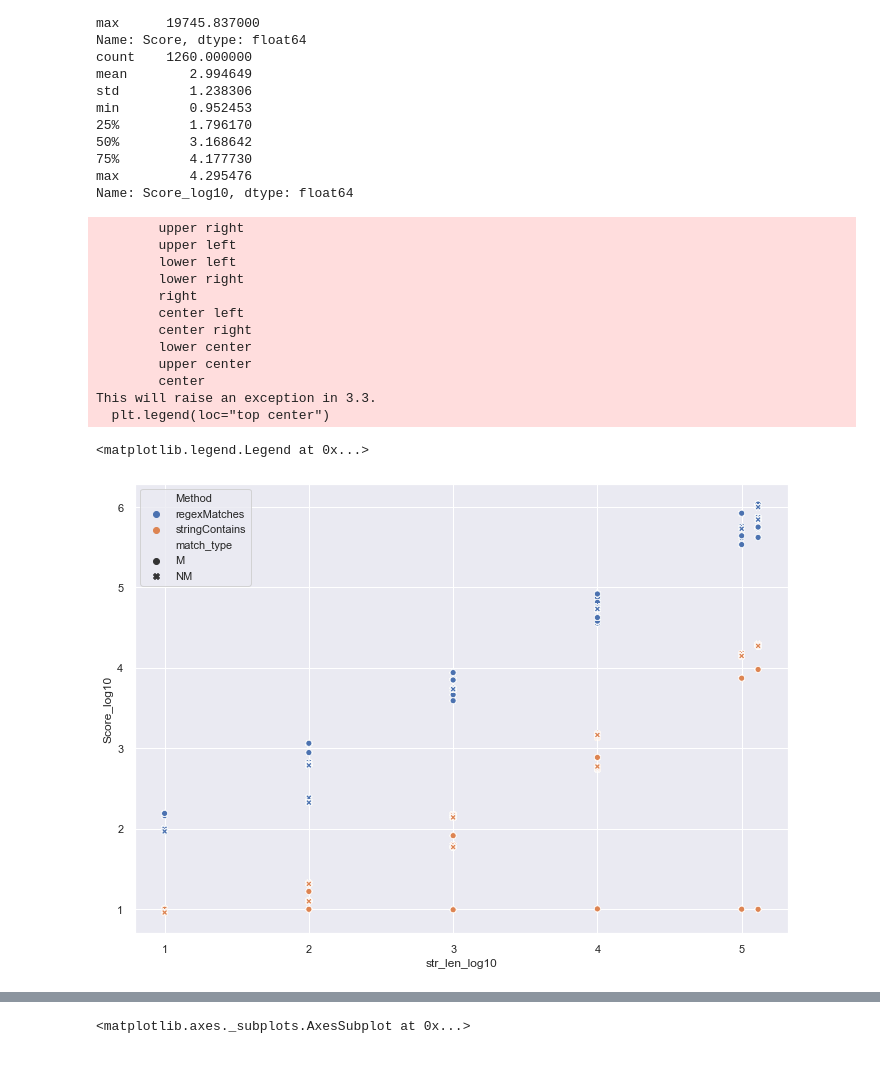
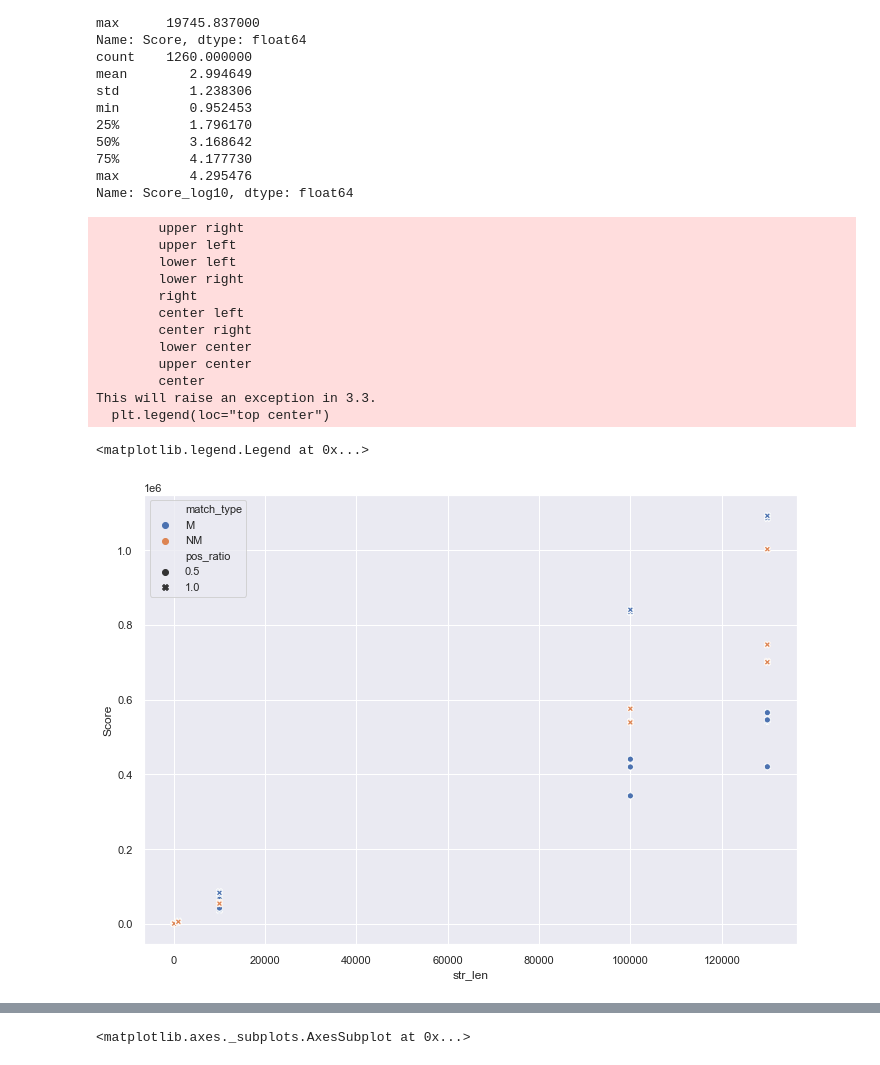
Before and after one commit to wangpeipei90/JMHRegexPerf, a Jupyter notebook: MatchNonMatch.ipynb, the cells around one changed output, grey strips where cells are left out. Cells and saved outputs as stored; diff of their text form; code cells hidden in the pictures.

```diff
--- a/MatchNonMatch.ipynb
+++ b/MatchNonMatch.ipynb
@@ -286,23 +286,23 @@ Name: Score_log10, dtype: float64
 # %%
 sns.set(style="ticks", palette="pastel")
 sns.set(rc={'figure.figsize':(11.7,8.27)})
-sns.scatterplot(data=data, x="str_len_log10", y="Score_log10", hue="Method", style="match_type") #err_style="bars")
+sns.scatterplot(data=data.loc[filter_regex,:], x="str_len", y="Score", hue="match_type", style="pos_ratio") #err_style="bars")
 plt.legend(loc="top center")
 # %% [output]
         upper right
         upper left
         lower left
         lower right
         right
         center left
         center right
         lower center
         upper center
         center
 This will raise an exception in 3.3.
   plt.legend(loc="top center")
 <matplotlib.legend.Legend at 0x...>
-[figure, old version]
+[figure, new version]
 # %%
 print(data.loc[filter_regex & ~filter_matches,"regex_len"].value_counts())
 sns.set(style="ticks", palette="pastel")
```
Also changed, not shown: parts of 3 cells of this notebook, 6 other files.
